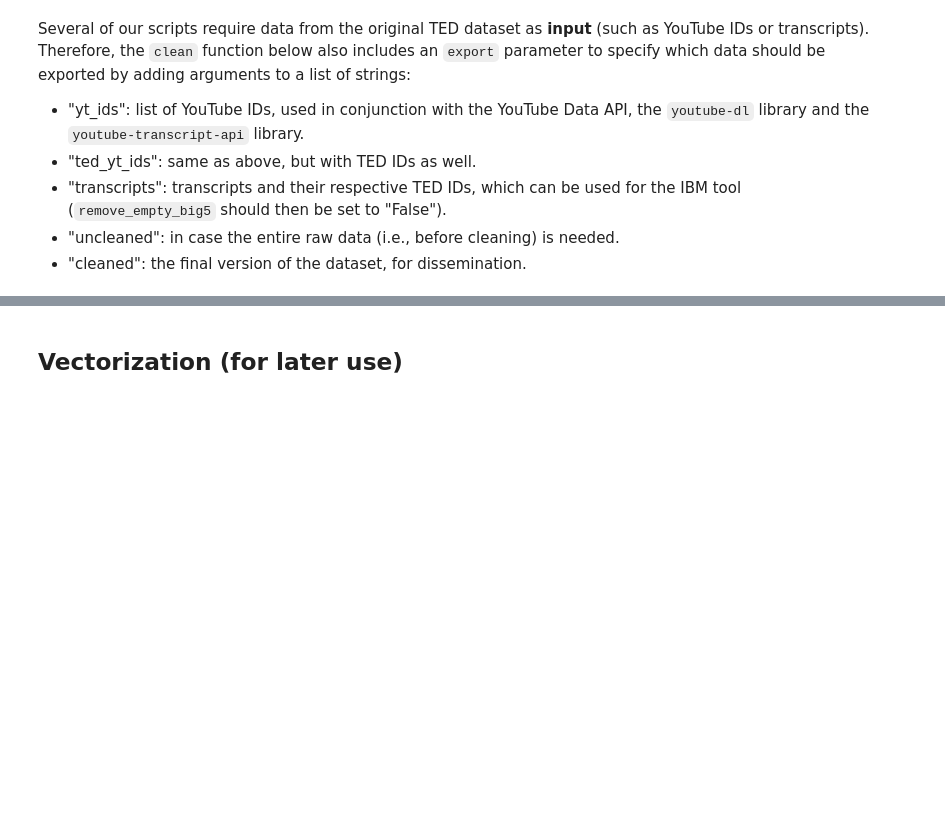
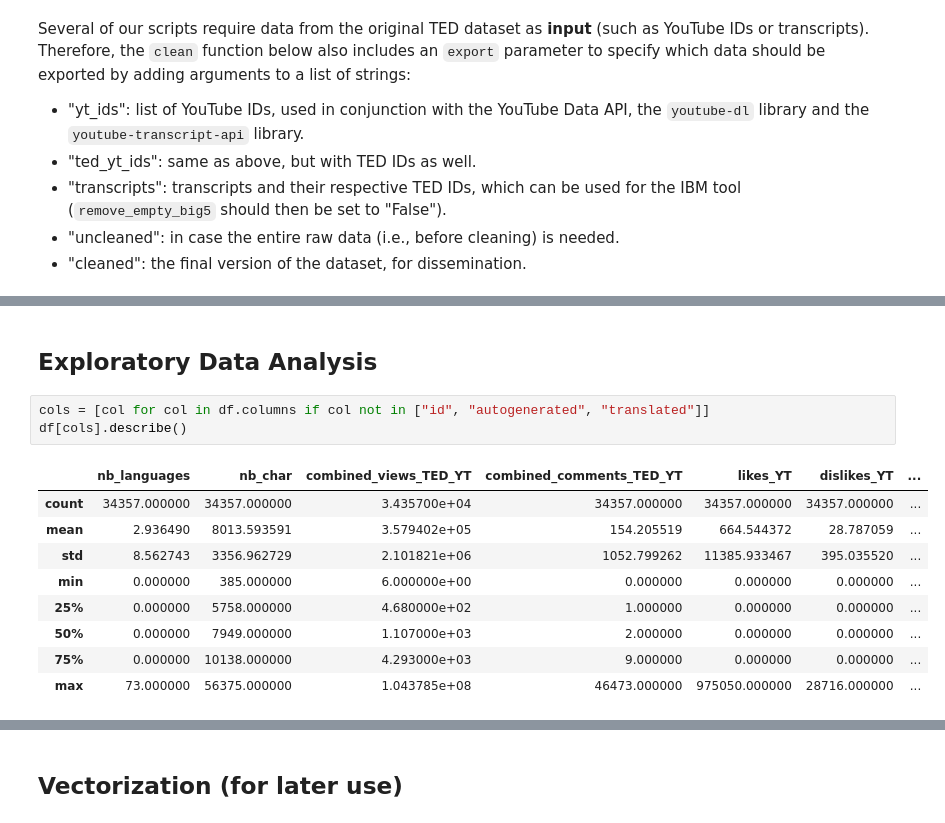
Before and after one commit to spycherf/TEDTalksLeadership, a Jupyter notebook: notebook.ipynb, the cells around one changed output, grey strips where cells are left out. Drawn from its saved outputs; the diff is of its cells as text; blank space fills up the shorter version.

```diff
--- a/notebook.ipynb
+++ b/notebook.ipynb
@@ -297,3 +299,18 @@ ENGLISH TALKS (post-cleaning): 38282
 | 0 | 1 | rDiGYuQicpA | https://www.ted.com/talks/al_gore... | Al Gore | Averting the climate crisis | Al Gore: Averting the climate crisis | TED2006 | TED Stage Talk | With the same humor and humanity ... | ... |
 | 1 | 2 | FwFkb1x7FJQ | https://www.ted.com/talks/amy_smi... | Amy Smith | Simple designs to save a life | Amy Smith: Simple designs to save... | TED2006 | TED Stage Talk | Fumes from indoor cooking fires k... | ... |
 | 2 | 3 | A6GLw12jywo | https://www.ted.com/talks/ashraf_... | Ashraf Ghani | How to rebuild a broken state | Ashraf Ghani: How to rebuild a br... | TEDGlobal 2005 | TED Stage Talk | Ashraf Ghani's passionate and pow... | ... |
+# %% [markdown]
+## Exploratory Data Analysis
+# %%
+cols = [col for col in df.columns if col not in ["id", "autogenerated", "translated"]]
+df[cols].describe()
+# %% [output]
+|  | nb_languages | nb_char | combined_views_TED_YT | combined_comments_TED_YT | likes_YT | dislikes_YT | ... |
+| count | 34357.000000 | 34357.000000 | 3.435700e+04 | 34357.000000 | 34357.000000 | 34357.000000 | ... |
+| mean | 2.936490 | 8013.593591 | 3.579402e+05 | 154.205519 | 664.544372 | 28.787059 | ... |
+| std | 8.562743 | 3356.962729 | 2.101821e+06 | 1052.799262 | 11385.933467 | 395.035520 | ... |
+| min | 0.000000 | 385.000000 | 6.000000e+00 | 0.000000 | 0.000000 | 0.000000 | ... |
+| 25% | 0.000000 | 5758.000000 | 4.680000e+02 | 1.000000 | 0.000000 | 0.000000 | ... |
+| 50% | 0.000000 | 7949.000000 | 1.107000e+03 | 2.000000 | 0.000000 | 0.000000 | ... |
+| 75% | 0.000000 | 10138.000000 | 4.293000e+03 | 9.000000 | 0.000000 | 0.000000 | ... |
+| max | 73.000000 | 56375.000000 | 1.043785e+08 | 46473.000000 | 975050.000000 | 28716.000000 | ... |
```
Also changed, not shown: parts of 12 cells of this notebook, 16 other files.
